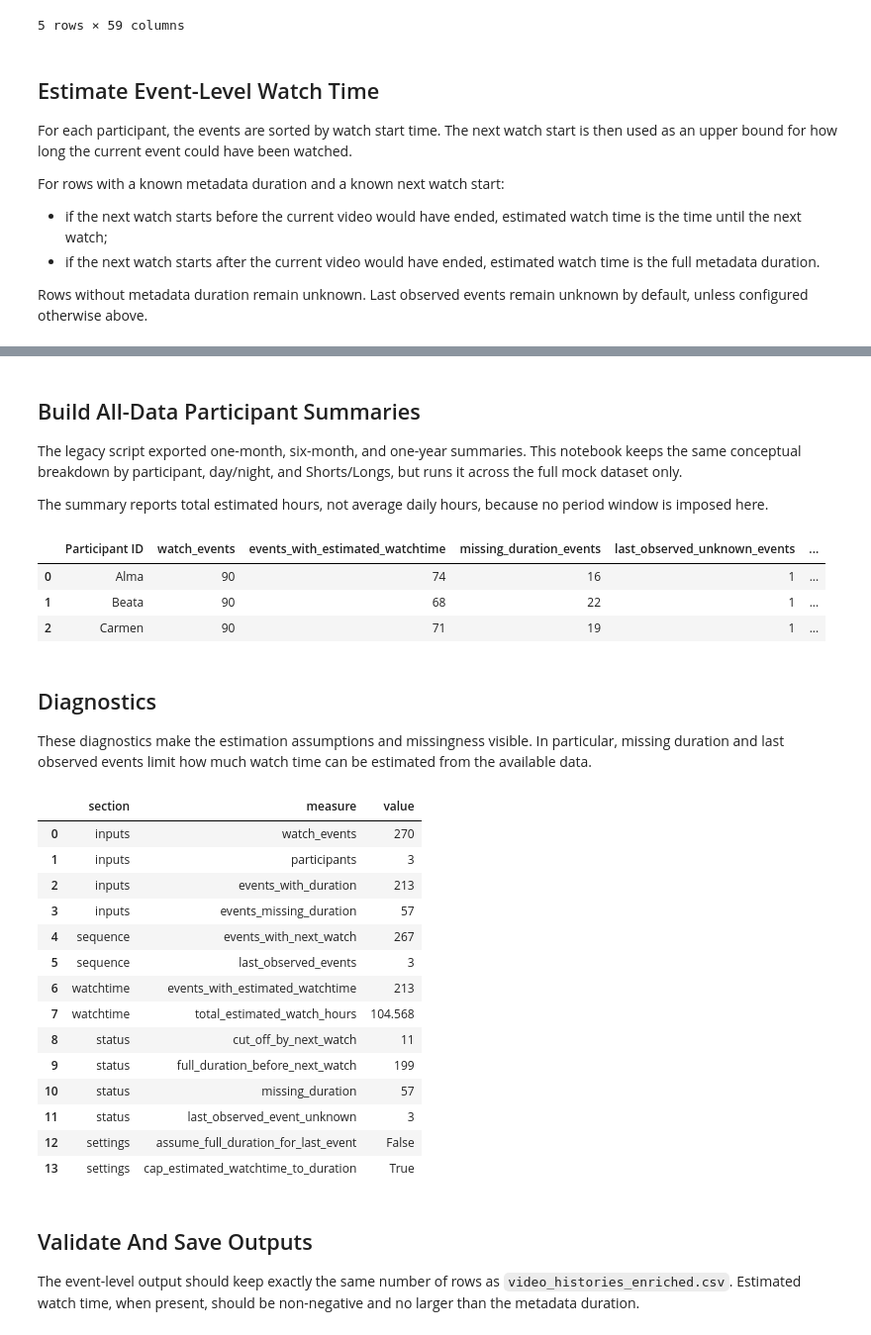
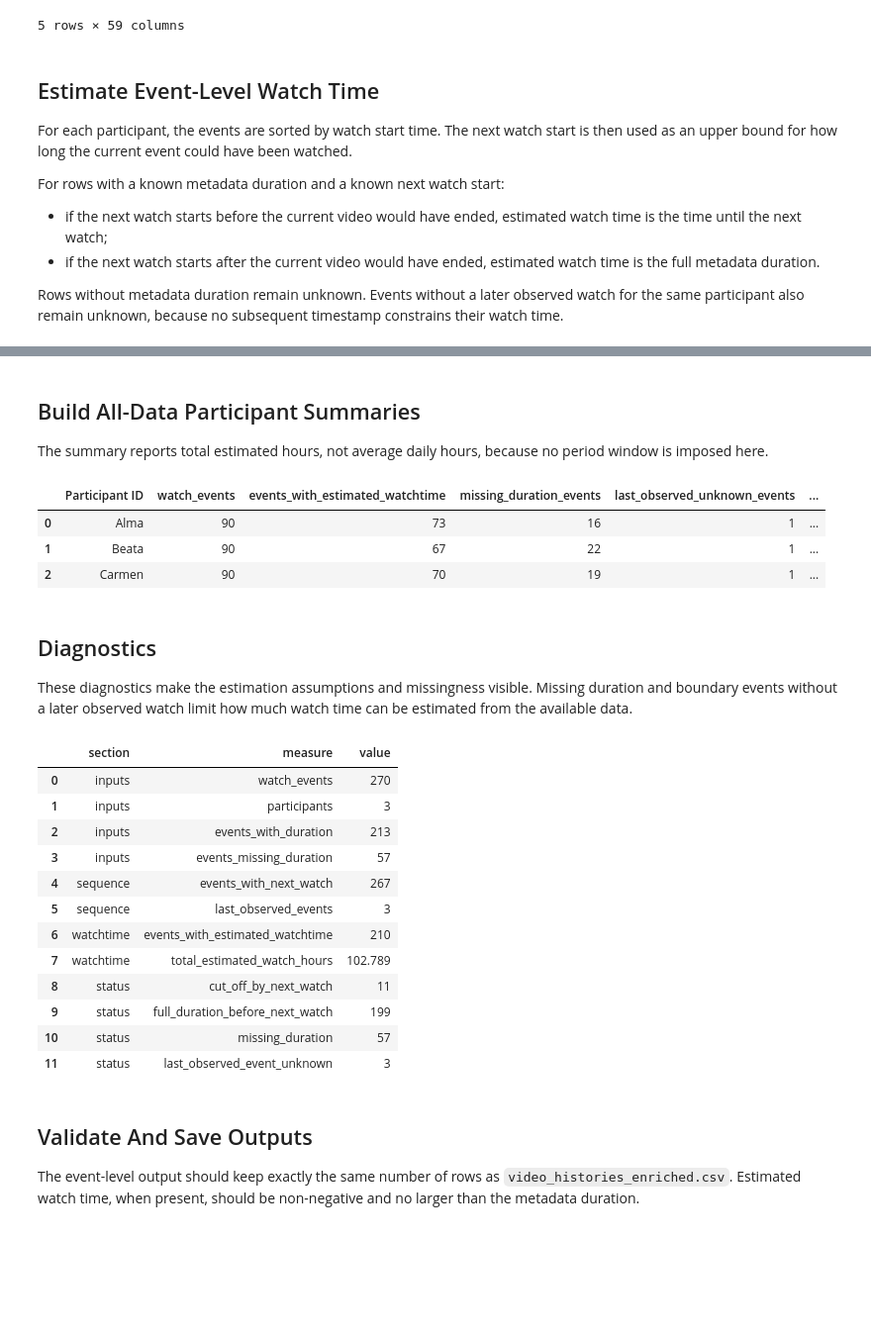
Before and after one commit to 2U2N/YouTube-donation-plus-dsa, a Jupyter notebook: scripts/05_estimate_watchtime.ipynb, the cells around one changed output, grey strips where cells are left out. Shown at 99% size. Cells and saved outputs as stored; diff of their text form; code cells hidden in the pictures; blank space fills up the shorter version.

```diff
--- a/scripts/05_estimate_watchtime.ipynb
+++ b/scripts/05_estimate_watchtime.ipynb
@@ -128,7 +119,7 @@ For rows with a known metadata duration and a known next watch start:
 - if the next watch starts before the current video would have ended, estimated watch time is the time until the next watch;
 - if the next watch starts after the current video would have ended, estimated watch time is the full metadata duration.
 
-Rows without metadata duration remain unknown. Last observed events remain unknown by default, unless configured otherwise above.
+Rows without metadata duration remain unknown. Events without a later observed watch for the same participant also remain unknown, because no subsequent timestamp constrains their watch time.
 # %%
 video_histories_watchtime = video_histories_enriched.copy()
 video_histories_watchtime["watch_event_position"] = range(len(video_histories_watchtime))
@@ -166,20 +157,9 @@ video_histories_watchtime.loc[bounded_rows, "estimated_watch_seconds"] = video_h
     bounded_rows, ["duration_seconds", "seconds_to_next_watch"]
 ].min(axis=1)
 
-if ASSUME_FULL_DURATION_FOR_LAST_EVENT:
-    last_rows_with_duration = valid_duration & ~has_next_watch
-    video_histories_watchtime.loc[last_rows_with_duration, "estimated_watch_seconds"] = (
-        video_histories_watchtime.loc[last_rows_with_duration, "duration_seconds"]
-    )
-
 video_histories_watchtime["estimated_watch_seconds"] = pd.to_numeric(
     video_histories_watchtime["estimated_watch_seconds"], errors="coerce"
 )
-
-if CAP_ESTIMATED_WATCHTIME_TO_DURATION:
-    video_histories_watchtime["estimated_watch_seconds"] = video_histories_watchtime[
-        ["estimated_watch_seconds", "duration_seconds"]
-    ].min(axis=1)
 
 video_histories_watchtime["estimated_watch_seconds"] = (
     video_histories_watchtime["estimated_watch_seconds"].clip(lower=0)
@@ -201,9 +181,7 @@ video_histories_watchtime["watchtime_status"] = "estimated"
 video_histories_watchtime.loc[~has_duration, "watchtime_status"] = "missing_duration"
 video_histories_watchtime.loc[has_duration & video_histories_watchtime["duration_seconds"].lt(0), "watchtime_status"] = "invalid_duration"
 video_histories_watchtime.loc[valid_duration & has_next_watch & video_histories_watchtime["seconds_to_next_watch"].lt(0), "watchtime_status"] = "invalid_next_watch_order"
-video_histories_watchtime.loc[valid_duration & ~has_next_watch, "watchtime_status"] = (
-    "assumed_full_duration_last_event" if ASSUME_FULL_DURATION_FOR_LAST_EVENT else "last_observed_event_unknown"
-)
+video_histories_watchtime.loc[valid_duration & ~has_next_watch, "watchtime_status"] = "last_observed_event_unknown"
 video_histories_watchtime.loc[
     bounded_rows & video_histories_watchtime["seconds_to_next_watch"].lt(video_histories_watchtime["duration_seconds"]),
     "watchtime_status",
@@ -238,8 +216,6 @@ video_histories_watchtime[[
 # %% [markdown]
 ## Build All-Data Participant Summaries
 
-The legacy script exported one-month, six-month, and one-year summaries. This notebook keeps the same conceptual breakdown by participant, day/night, and Shorts/Longs, but runs it across the full mock dataset only.
-
 The summary reports total estimated hours, not average daily hours, because no period window is imposed here.
 # %%
 summary_events = video_histories_watchtime.copy()
@@ -312,53 +288,53 @@ watchtime_summary = watchtime_summary[preferred_summary_columns]
 watchtime_summary
 # %% [output]
 |  | Participant ID | watch_events | events_with_estimated_watchtime | missing_duration_events | last_observed_unknown_events | ... |
-| 0 | Alma | 90 | 74 | 16 | 1 | ... |
-| 1 | Beata | 90 | 68 | 22 | 1 | ... |
-| 2 | Carmen | 90 | 71 | 19 | 1 | ... |
+| 0 | Alma | 90 | 73 | 16 | 1 | ... |
+| 1 | Beata | 90 | 67 | 22 | 1 | ... |
+| 2 | Carmen | 90 | 70 | 19 | 1 | ... |
 # %% [markdown]
 ## Diagnostics
 
-These diagnostics make the estimation assumptions and missingness visible. In particular, missing duration and last observed events limit how much watch time can be estimated from the available data.
+These diagnostics make the estimation assumptions and missingness visible. Missing duration and boundary events without a later observed watch limit how much watch time can be estimated from the available data.
 # %%
 def count_status(status):
     return int((video_histories_watchtime["watchtime_status"] == status).sum())
 
-watchtime_diagnostics = pd.DataFrame(
-    [
+diagnostic_records = [
         {"section": "inputs", "measure": "watch_events", "value": len(video_histories_watchtime)},
         {"section": "inputs", "measure": "participants", "value": video_histories_watchtime["Participant ID"].nunique()},
         {"section": "inputs", "measure": "events_with_duration", "value": int(video_histories_watchtime["duration_seconds"].notna().sum())},
         {"section": "inputs", "measure": "events_missing_duration", "value": int(video_histories_watchtime["duration_seconds"].isna().sum())},
         {"section": "sequence", "measure": "events_with_next_watch", "value": int(video_histories_watchtime["next_watch_time"].notna().sum())},
         {"section": "sequence", "measure": "last_observed_events", "value": int(video_histories_watchtime["next_watch_time"].isna().sum())},
         {"section": "watchtime", "measure": "events_with_estimated_watchtime", "value": int(video_histories_watchtime["estimated_watch_seconds"].notna().sum())},
         {"section": "watchtime", "measure": "total_estimated_watch_hours", "value": round(float(video_histories_watchtime["estimated_watch_hours"].sum(skipna=True)), 3)},
         {"section": "status", "measure": "cut_off_by_next_watch", "value": count_status("cut_off_by_next_watch")},
         {"section": "status", "measure": "full_duration_before_next_watch", "value": count_status("full_duration_before_next_watch")},
         {"section": "status", "measure": "missing_duration", "value": count_status("missing_duration")},
         {"section": "status", "measure": "last_observed_event_unknown", "value": count_status("last_observed_event_unknown")},
-        {"section": "settings", "measure": "assume_full_duration_for_last_event", "value": str(ASSUME_FULL_DURATION_FOR_LAST_EVENT)},
-        {"section": "settings", "measure": "cap_estimated_watchtime_to_duration", "value": str(CAP_ESTIMATED_WATCHTIME_TO_DURATION)},
     ]
+
+watchtime_diagnostics = pd.DataFrame(diagnostic_records)
+watchtime_diagnostics["value"] = pd.Series(
+    [record["value"] for record in diagnostic_records],
+    dtype=object,
 )
 
 watchtime_diagnostics
 # %% [output]
 |  | section | measure | value |
 | 0 | inputs | watch_events | 270 |
 | 1 | inputs | participants | 3 |
 | 2 | inputs | events_with_duration | 213 |
 | 3 | inputs | events_missing_duration | 57 |
 | 4 | sequence | events_with_next_watch | 267 |
 | 5 | sequence | last_observed_events | 3 |
-| 6 | watchtime | events_with_estimated_watchtime | 213 |
-| 7 | watchtime | total_estimated_watch_hours | 104.568 |
+| 6 | watchtime | events_with_estimated_watchtime | 210 |
+| 7 | watchtime | total_estimated_watch_hours | 102.789 |
 | 8 | status | cut_off_by_next_watch | 11 |
 | 9 | status | full_duration_before_next_watch | 199 |
 | 10 | status | missing_duration | 57 |
 | 11 | status | last_observed_event_unknown | 3 |
-| 12 | settings | assume_full_duration_for_last_event | False |
-| 13 | settings | cap_estimated_watchtime_to_duration | True |
 # %% [markdown]
 ## Validate And Save Outputs
 
```
Also changed, not shown: parts of 7 cells of this notebook, 26 other files.
